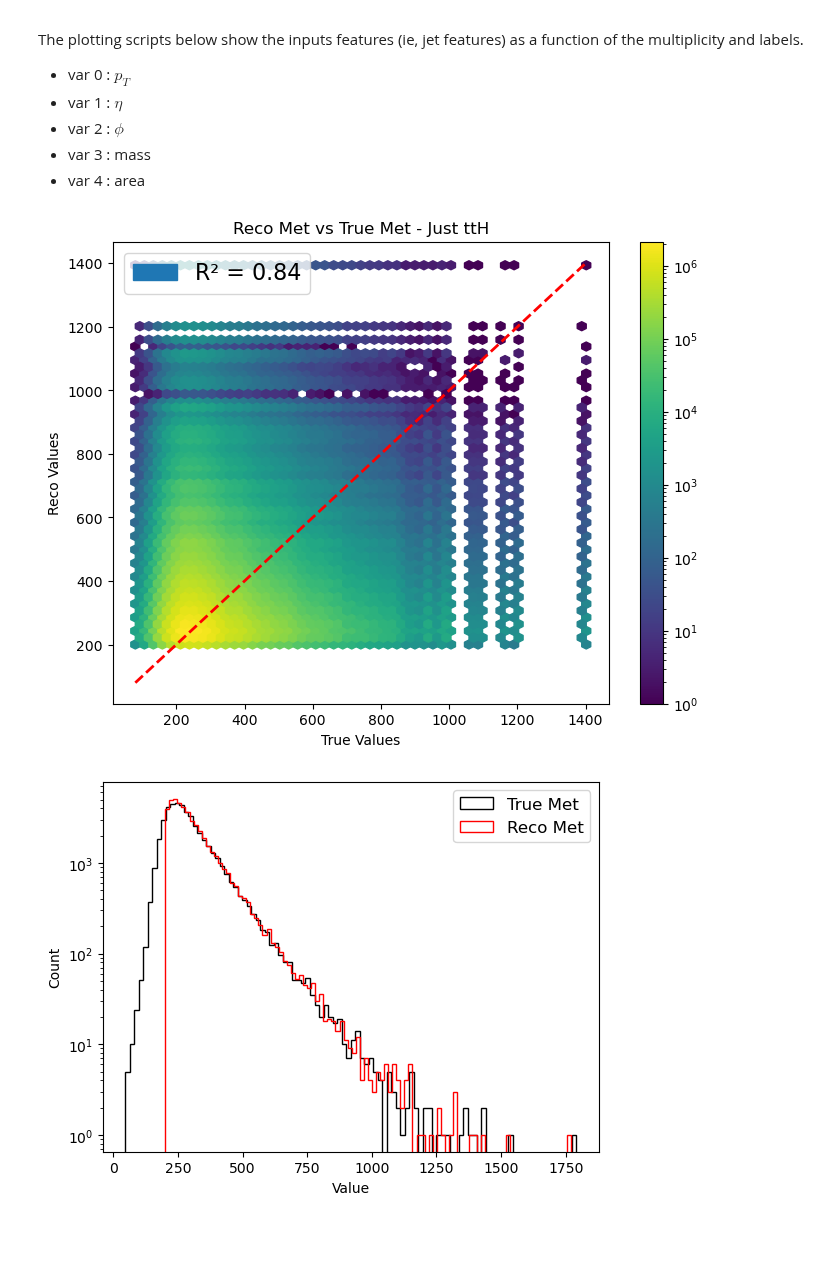
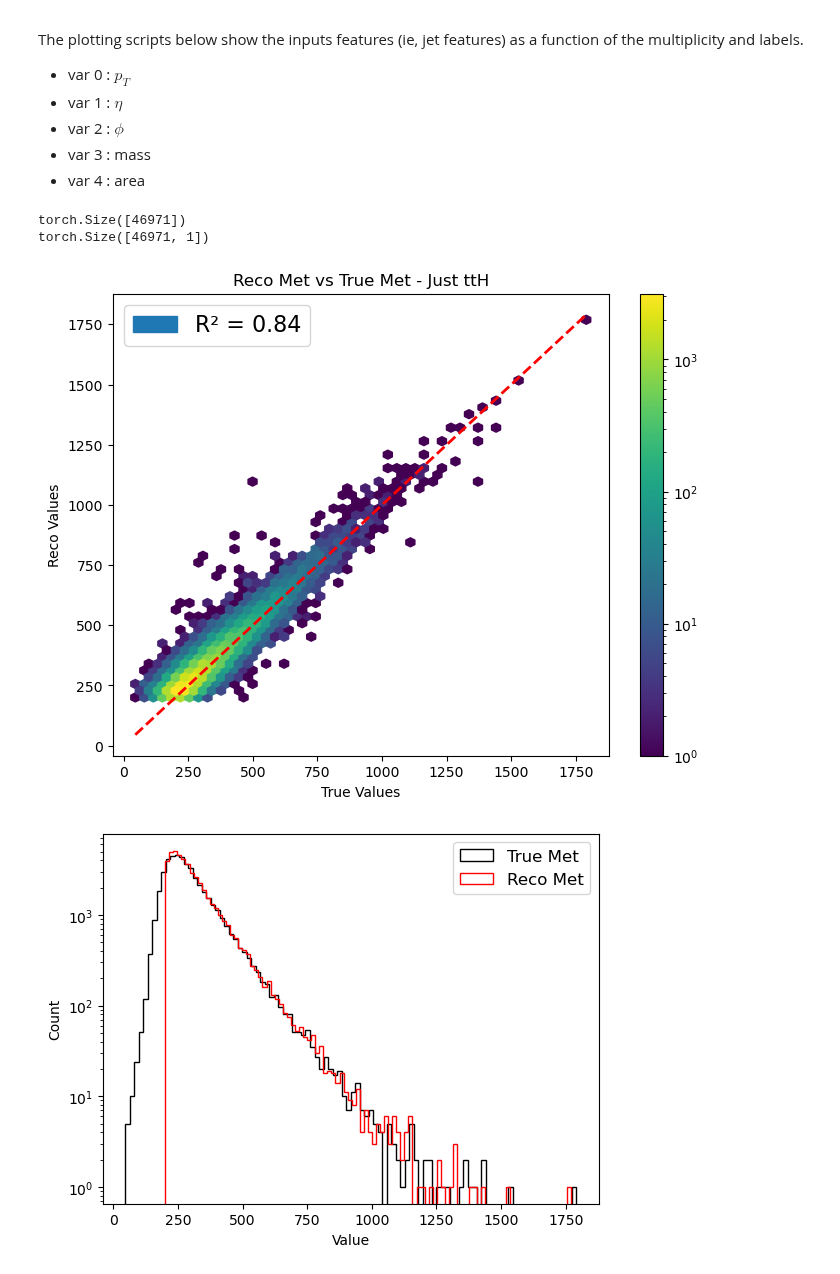
Before and after one commit to inigostibbe/msciproject, a Jupyter notebook: bristol-tth-transformer-msc_project/bristol-tth-transformer-msc_project/notebooks/training_regressor.ipynb, the cells around one changed output. Cells and saved outputs as stored; diff of their text form; code cells hidden in the pictures; blank space fills up the shorter version.

```diff
--- a/bristol-tth-transformer-msc_project/bristol-tth-transformer-msc_project/notebooks/training_regressor.ipynb
+++ b/bristol-tth-transformer-msc_project/bristol-tth-transformer-msc_project/notebooks/training_regressor.ipynb
@@ -172,7 +172,7 @@ import seaborn as sns
 
 from sklearn.metrics import r2_score
 
-def plot_regression_results(y_true, y_pred, sample_size=1000, cmap='viridis'):
+def plot_regression_results(y_true, y_pred, cmap='viridis'):
     """
     Plots predicted vs true values for regression with density coloring (log scale).
 
@@ -183,42 +183,39 @@ def plot_regression_results(y_true, y_pred, sample_size=1000, cmap='viridis'):
     """
     plt.figure(figsize=(8, 6), dpi=100)
 
     r2_value = r2_score(y_true, y_pred)
 
     # Use LogNorm for log-scaled density visualization
-
-    if len(y_true) > sample_size:
-            sampled_indices = np.random.choice(len(y_true), sample_size, replace=False)
-            y_true = y_true[sampled_indices]
-            y_pred = y_pred[sampled_indices]
-
     hb = plt.hexbin(y_true, y_pred, gridsize=50, cmap=cmap, mincnt=1, bins='log')
 
     # Add colorbar
     cb = plt.colorbar(hb)
 
     # Plot y = x line
     min_val = min(np.min(y_true), np.min(y_pred))
     max_val = max(np.max(y_true), np.max(y_pred))
     plt.plot([min_val, max_val], [min_val, max_val], 'r--', lw=2, label='y = x')
 
     # Labels and title
     plt.xlabel("True Values")
     plt.ylabel("Reco Values")
 
     plt.title("Reco Met vs True Met - Just ttH")
 
     # Add legend with R and R^2 scores
     plt.legend([f"R² = {r2_value:.2f}"], fontsize=16)
 
     plt.show()
 
 # Select first 10,000 samples for faster plotting, 10k works
 
-points = 10000
-plot_regression_results(val_target.numpy(), val_event.numpy(), sample_size=points)
+print(val_target.shape)
+print(val_event.shape)
+plot_regression_results(val_target.numpy().flatten(), val_event.numpy().flatten())
 # %% [output]
+torch.Size([46971])
+torch.Size([46971, 1])
-[figure, old version]
+[figure, new version]
 # %%
 # Plot histogram of val_target
 
```
Also changed, not shown: parts of 8 cells of this notebook, 33 other files.
